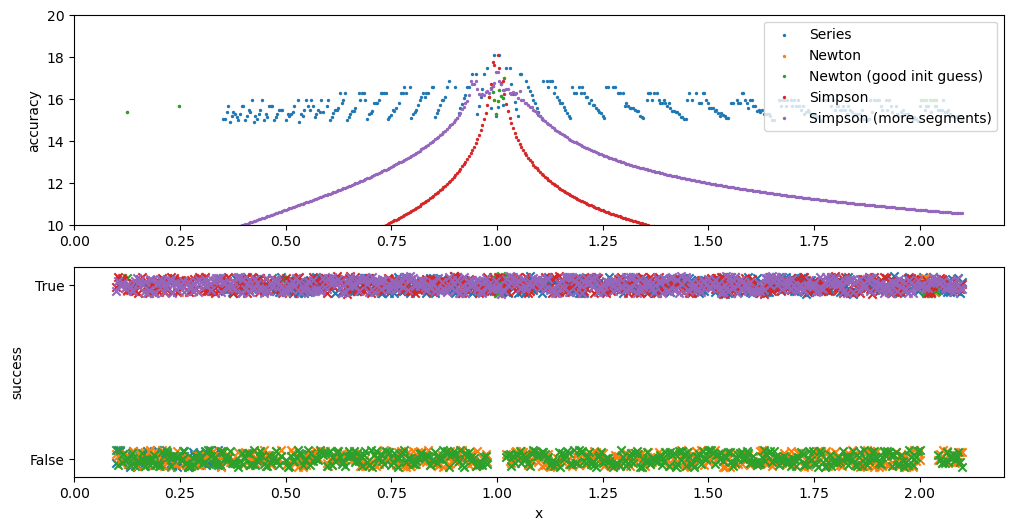
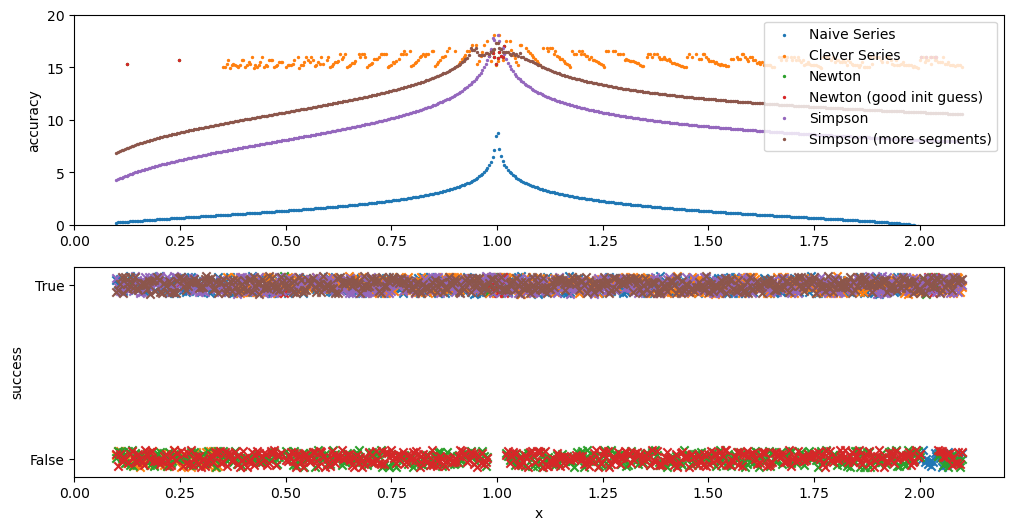
Code edit (unified diff) that turned the first committed figure into the second:
--- before
+++ after
@@ -4,5 +4,6 @@
     
     funcs = {
-        'Series' : LogSeries,
+        'Naive Series' : LogSeries,
+        'Clever Series' : LogSeries2,
         'Newton' : LogNewton,
         'Newton (good init guess)' : lambda **kwargs : LogNewton(**kwargs, good_initial_guess=True),
@@ -36,5 +37,5 @@
     ax1.set_xlabel("x")
     ax1.set_yticks([0,1], ['False', 'True'])
-    ax0.set_ylim((10,20))
+    ax0.set_ylim((0,20))
 
 

Commit: Add naive series